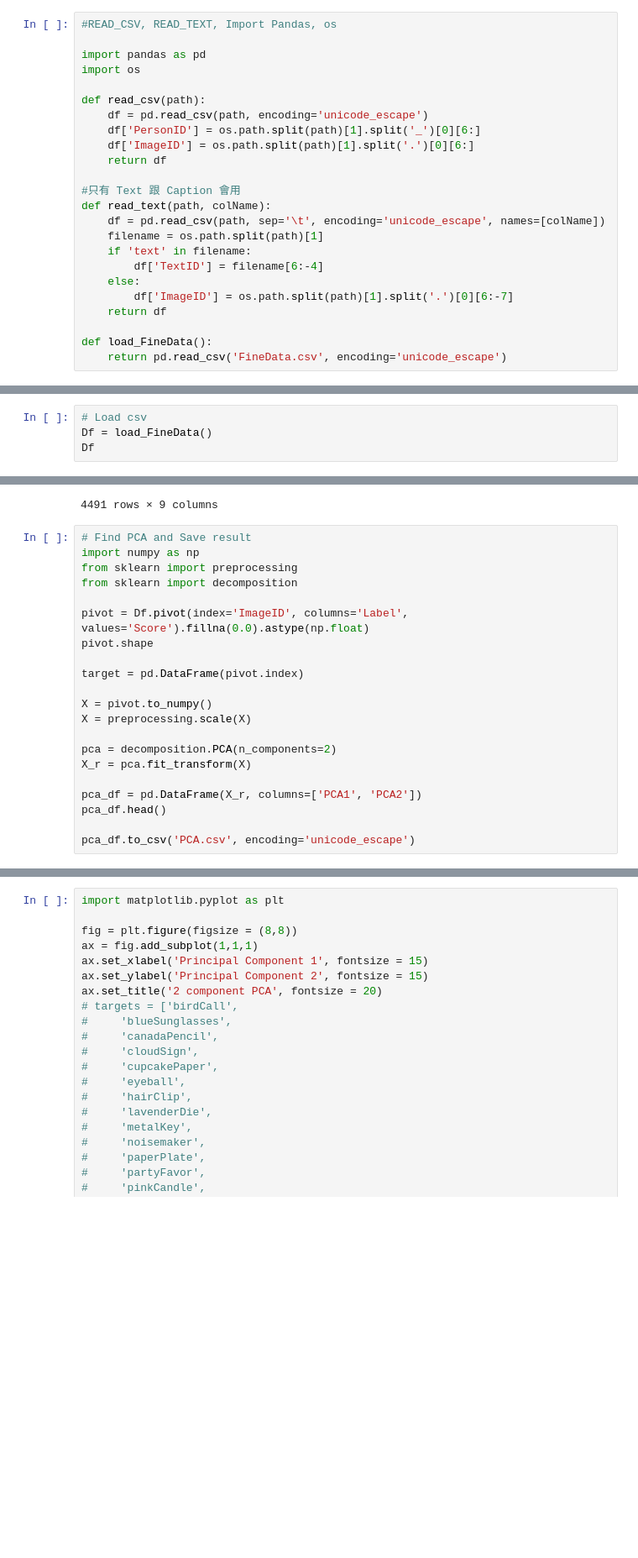
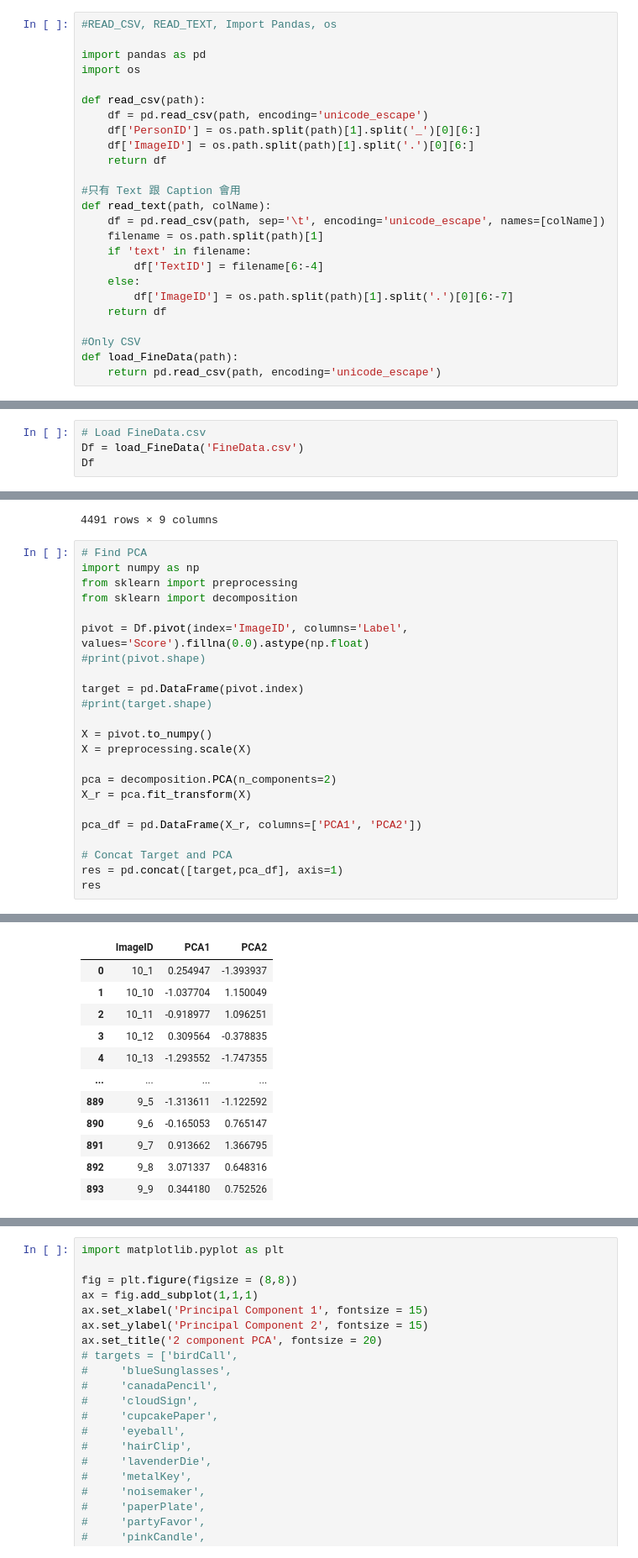
Before and after one commit to Rubeshih/VAST2020_MC2, a Jupyter notebook: MC2.ipynb, the cells around one changed output, grey strips where cells are left out. Shown at 84% size. Cells and saved outputs as stored; diff of their text form; blank space fills up the shorter version.

```diff
--- a/MC2.ipynb
+++ b/MC2.ipynb
@@ -20,8 +20,9 @@ def read_text(path, colName):
         df['ImageID'] = os.path.split(path)[1].split('.')[0][6:-7]
     return df
 
-def load_FineData():
-    return pd.read_csv('FineData.csv', encoding='unicode_escape')
+#Only CSV
+def load_FineData(path):
+    return pd.read_csv(path, encoding='unicode_escape')
 # %%
 #Reading all file
 
@@ -110,8 +111,8 @@ csv_df
 | 4490 | 18 | 1222 | 2074 | 2247 | 0.25895 | yellowBag | 40 | 40_10 |
 4491 rows × 8 columns
 # %%
-# Load csv
-Df = load_FineData()
+# Load FineData.csv
+Df = load_FineData('FineData.csv')
 Df
 # %% [output]
 |  | Unnamed: 0 | x | y | Width | Height | Score | Label | PersonID | ImageID |
@@ -128,15 +129,16 @@ Df
 | 4490 | 4490 | 18 | 1222 | 2074 | 2247 | 0.25895 | yellowBag | 40 | 40_10 |
 4491 rows × 9 columns
 # %%
-# Find PCA and Save result
+# Find PCA
 import numpy as np
 from sklearn import preprocessing
 from sklearn import decomposition
 
 pivot = Df.pivot(index='ImageID', columns='Label', values='Score').fillna(0.0).astype(np.float)
-pivot.shape
+#print(pivot.shape)
 
 target = pd.DataFrame(pivot.index)
+#print(target.shape)
 
 X = pivot.to_numpy()
 X = preprocessing.scale(X)
@@ -145,6 +147,8 @@ pca = decomposition.PCA(n_components=2)
 X_r = pca.fit_transform(X)
 
 pca_df = pd.DataFrame(X_r, columns=['PCA1', 'PCA2'])
-pca_df.head()
 
-pca_df.to_csv('PCA.csv', encoding='unicode_escape')
+# Concat Target and PCA
+res = pd.concat([target,pca_df], axis=1)
+res
+# %% [output]
@@ -150,0 +157,12 @@ pca_df.to_csv('PCA.csv', encoding='unicode_escape')
+|  | ImageID | PCA1 | PCA2 |
+| 0 | 10_1 | 0.254947 | -1.393937 |
+| 1 | 10_10 | -1.037704 | 1.150049 |
+| 2 | 10_11 | -0.918977 | 1.096251 |
+| 3 | 10_12 | 0.309564 | -0.378835 |
+| 4 | 10_13 | -1.293552 | -1.747355 |
+| ... | ... | ... | ... |
+| 889 | 9_5 | -1.313611 | -1.122592 |
+| 890 | 9_6 | -0.165053 | 0.765147 |
+| 891 | 9_7 | 0.913662 | 1.366795 |
+| 892 | 9_8 | 3.071337 | 0.648316 |
+| 893 | 9_9 | 0.344180 | 0.752526 |
```
Also changed, not shown: parts of 4 cells of this notebook, 1 other file.
